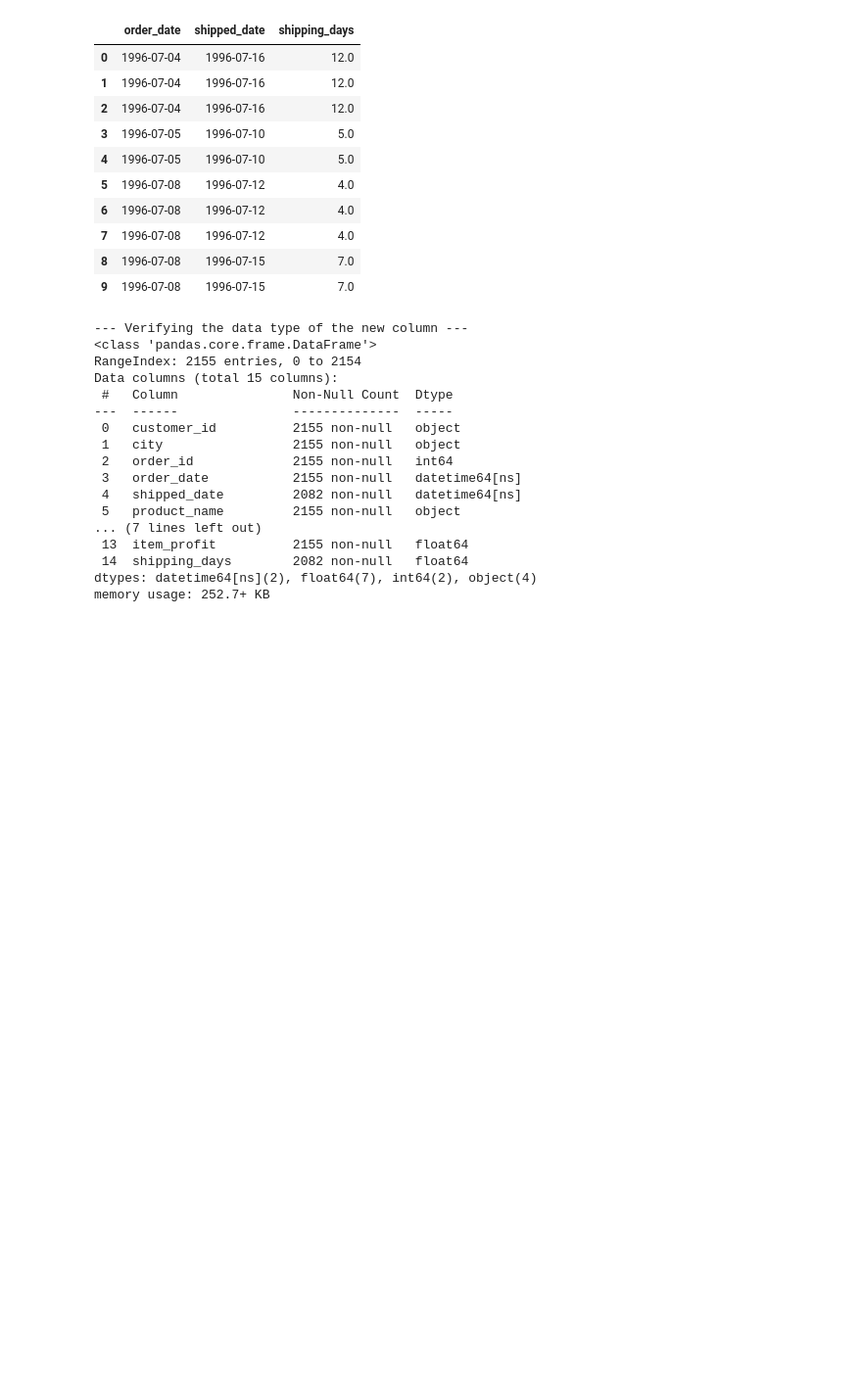
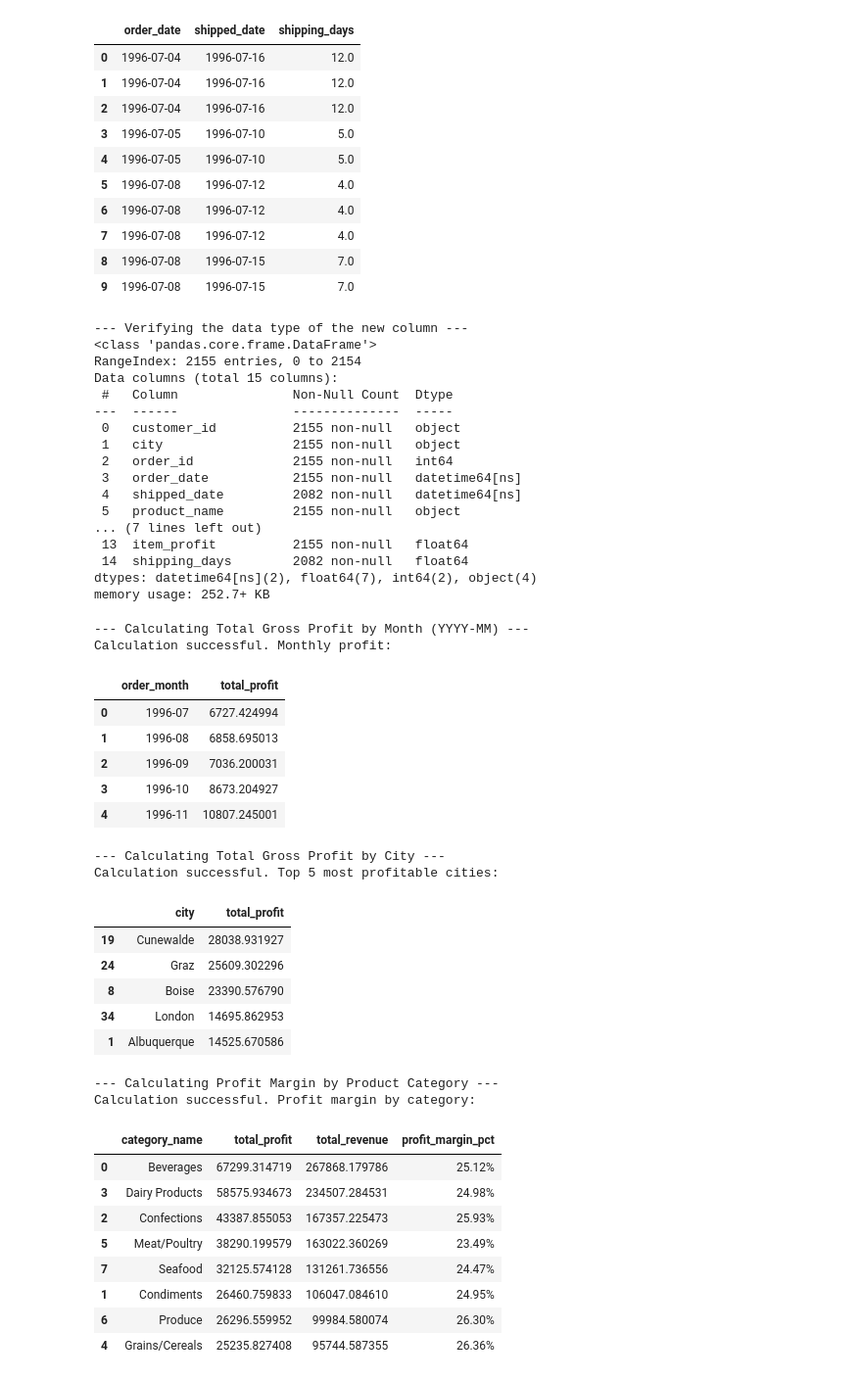
Before and after one commit to Elimge/northwind-sales-analysis, a Jupyter notebook: notebooks/01_analysis.ipynb, the cells around one changed output. Shown: that part at 98% size. Drawn from its saved outputs; the diff is of its cells as text; code cells hidden in the pictures; blank space fills up the shorter version.

```diff
--- a/notebooks/01_analysis.ipynb
+++ b/notebooks/01_analysis.ipynb
@@ -203,3 +203,77 @@ Data columns (total 15 columns):
  14  shipping_days        2082 non-null   float64
 dtypes: datetime64[ns](2), float64(7), int64(2), object(4)
 memory usage: 252.7+ KB
+# %%
+# --- Temporal and Margin Aggregations ---
+
+# --- 1. Profit by Month ---
+print("--- Calculating Total Gross Profit by Month (YYYY-MM) ---")
+
+# Create a new column 'order_month' representing the month and year of 'order_date'
+advanced_df['order_month'] = advanced_df['order_date'].dt.to_period('M')
+
+# Calculate total profit per month
+monthly_profit = advanced_df.groupby('order_month')['item_profit'].sum().reset_index()
+
+# Rename columns for clarity
+monthly_profit.rename(columns={'item_profit': 'total_profit'}, inplace=True)
+
+print("Calculation successful. Monthly profit: ")
+display(monthly_profit.head())
+
+# --- 2. Profit by City ---
+print("\n--- Calculating Total Gross Profit by City ---")
+
+# Calculate total profit per city
+city_profit = advanced_df.groupby('city')['item_profit'].sum().reset_index()
+city_profit.rename(columns={'item_profit': 'total_profit'}, inplace=True)
+city_profit_sorted = city_profit.sort_values(by='total_profit', ascending=False)
+
+print("Calculation successful. Top 5 most profitable cities: ")
+display(city_profit_sorted.head())
+
+# --- 3. KPI: Profit Margin by Category ---
+print("\n--- Calculating Profit Margin by Product Category ---")
+
+# Calculate total profit and total revenue per category
+category_kpis = advanced_df.groupby('category_name').agg(
+    total_profit=('item_profit', 'sum'),
+    total_revenue=('item_gross_revenue', 'sum')
+).reset_index()
+
+# Calculate profit margin percentage handle division by zero
+category_kpis['profit_margin_pct'] = (category_kpis['total_profit'] / category_kpis['total_revenue']) * 100
+
+# Format profit margin percentage for better readability
+category_kpis['profit_margin_pct'] = category_kpis['profit_margin_pct'].map("{:.2f}%".format)
+
+print("Calculation successful. Profit margin by category: ")
+display(category_kpis.sort_values(by='total_profit', ascending=False))
+# %% [output]
+--- Calculating Total Gross Profit by Month (YYYY-MM) ---
+Calculation successful. Monthly profit:
+|  | order_month | total_profit |
+| 0 | 1996-07 | 6727.424994 |
+| 1 | 1996-08 | 6858.695013 |
+| 2 | 1996-09 | 7036.200031 |
+| 3 | 1996-10 | 8673.204927 |
+| 4 | 1996-11 | 10807.245001 |
+--- Calculating Total Gross Profit by City ---
+Calculation successful. Top 5 most profitable cities:
+|  | city | total_profit |
+| 19 | Cunewalde | 28038.931927 |
+| 24 | Graz | 25609.302296 |
+| 8 | Boise | 23390.576790 |
+| 34 | London | 14695.862953 |
+| 1 | Albuquerque | 14525.670586 |
+--- Calculating Profit Margin by Product Category ---
+Calculation successful. Profit margin by category:
+|  | category_name | total_profit | total_revenue | profit_margin_pct |
+| 0 | Beverages | 67299.314719 | 267868.179786 | 25.12% |
+| 3 | Dairy Products | 58575.934673 | 234507.284531 | 24.98% |
+| 2 | Confections | 43387.855053 | 167357.225473 | 25.93% |
+| 5 | Meat/Poultry | 38290.199579 | 163022.360269 | 23.49% |
+| 7 | Seafood | 32125.574128 | 131261.736556 | 24.47% |
+| 1 | Condiments | 26460.759833 | 106047.084610 | 24.95% |
+| 6 | Produce | 26296.559952 | 99984.580074 | 26.30% |
+| 4 | Grains/Cereals | 25235.827408 | 95744.587355 | 26.36% |
```
Also changed, not shown: parts of 2 cells of this notebook.
